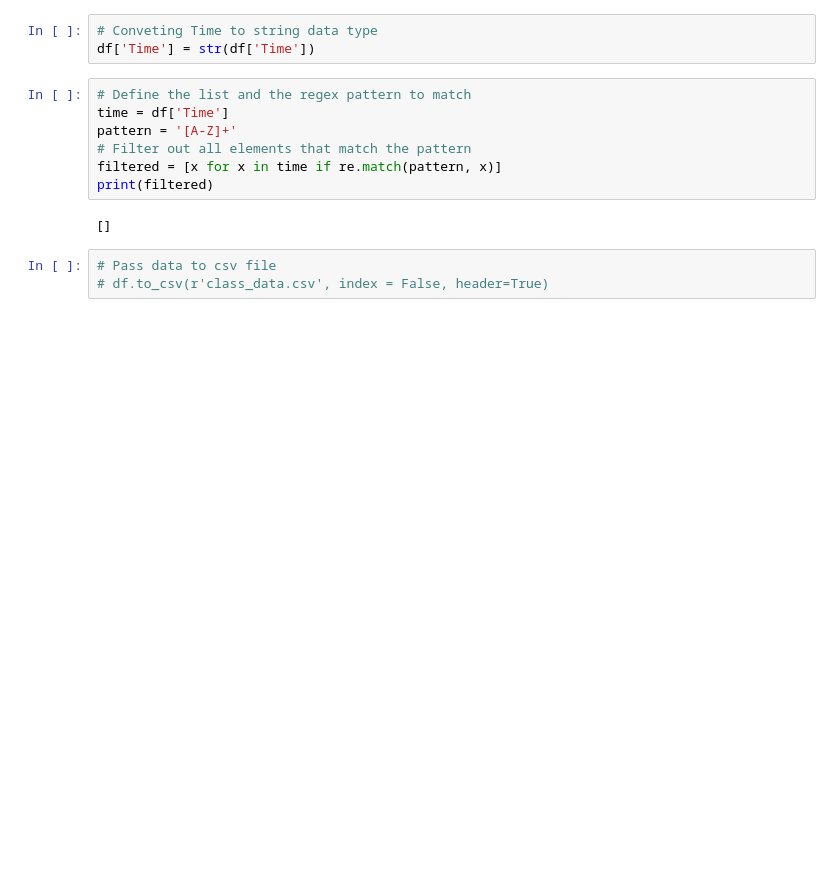
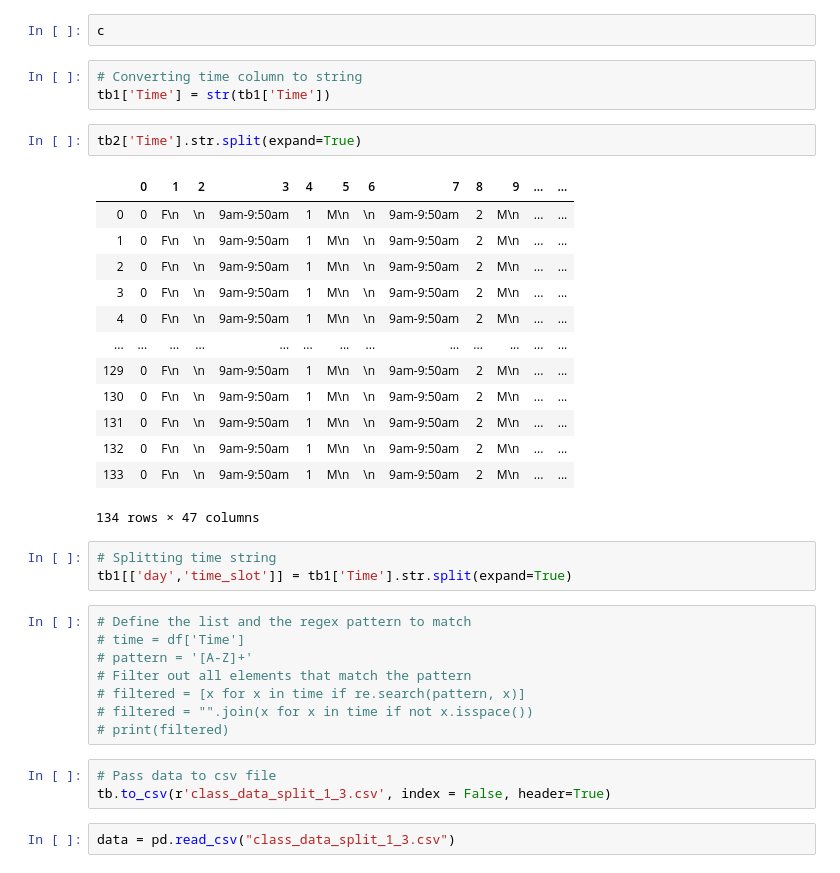
Before and after one commit to embandera/ETL, a Jupyter notebook: Web Scraper/Python Web Scraper using Selenium and XPath.ipynb, the cells around one changed output. Drawn from its saved outputs; the diff is of its cells as text; blank space fills up the shorter version.

```diff
--- a/Web Scraper/Python Web Scraper using Selenium and XPath.ipynb
+++ b/Web Scraper/Python Web Scraper using Selenium and XPath.ipynb
@@ -104,15 +142,37 @@ df
+# %%
+c
 # %%
-# Conveting Time to string data type
-df['Time'] = str(df['Time'])
+# Converting time column to string
+tb1['Time'] = str(tb1['Time'])
+# %%
+tb2['Time'].str.split(expand=True)
+# %% [output]
+|  | 0 | 1 | 2 | 3 | 4 | 5 | 6 | 7 | 8 | 9 | ... | ... |
+| 0 | 0 | F\n | \n | 9am-9:50am | 1 | M\n | \n | 9am-9:50am | 2 | M\n | ... | ... |
+| 1 | 0 | F\n | \n | 9am-9:50am | 1 | M\n | \n | 9am-9:50am | 2 | M\n | ... | ... |
+| 2 | 0 | F\n | \n | 9am-9:50am | 1 | M\n | \n | 9am-9:50am | 2 | M\n | ... | ... |
+| 3 | 0 | F\n | \n | 9am-9:50am | 1 | M\n | \n | 9am-9:50am | 2 | M\n | ... | ... |
+| 4 | 0 | F\n | \n | 9am-9:50am | 1 | M\n | \n | 9am-9:50am | 2 | M\n | ... | ... |
+| ... | ... | ... | ... | ... | ... | ... | ... | ... | ... | ... | ... | ... |
+| 129 | 0 | F\n | \n | 9am-9:50am | 1 | M\n | \n | 9am-9:50am | 2 | M\n | ... | ... |
+| 130 | 0 | F\n | \n | 9am-9:50am | 1 | M\n | \n | 9am-9:50am | 2 | M\n | ... | ... |
+| 131 | 0 | F\n | \n | 9am-9:50am | 1 | M\n | \n | 9am-9:50am | 2 | M\n | ... | ... |
+| 132 | 0 | F\n | \n | 9am-9:50am | 1 | M\n | \n | 9am-9:50am | 2 | M\n | ... | ... |
+| 133 | 0 | F\n | \n | 9am-9:50am | 1 | M\n | \n | 9am-9:50am | 2 | M\n | ... | ... |
+134 rows × 47 columns
+# %%
+# Splitting time string
+tb1[['day','time_slot']] = tb1['Time'].str.split(expand=True)
 # %%
 # Define the list and the regex pattern to match
-time = df['Time']
-pattern = '[A-Z]+'
+# time = df['Time']
+# pattern = '[A-Z]+'
 # Filter out all elements that match the pattern
-filtered = [x for x in time if re.match(pattern, x)]
-print(filtered)
+# filtered = [x for x in time if re.search(pattern, x)]
+# filtered = "".join(x for x in time if not x.isspace())
+# print(filtered)
-# %% [output]
-[]
 # %%
 # Pass data to csv file
-# df.to_csv(r'class_data.csv', index = False, header=True)
+tb.to_csv(r'class_data_split_1_3.csv', index = False, header=True)
+# %%
+data = pd.read_csv("class_data_split_1_3.csv")
```
Also changed, not shown: parts of 21 cells of this notebook, 1 other file.
